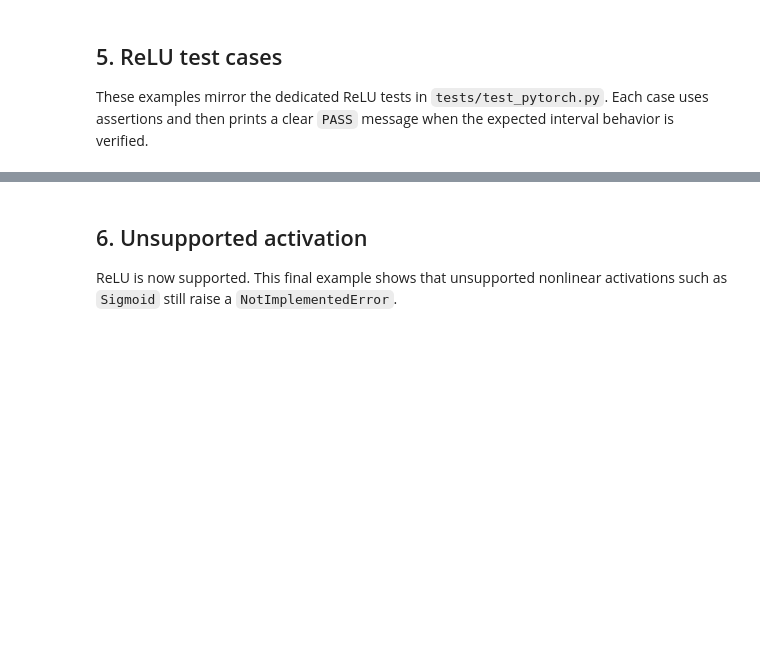
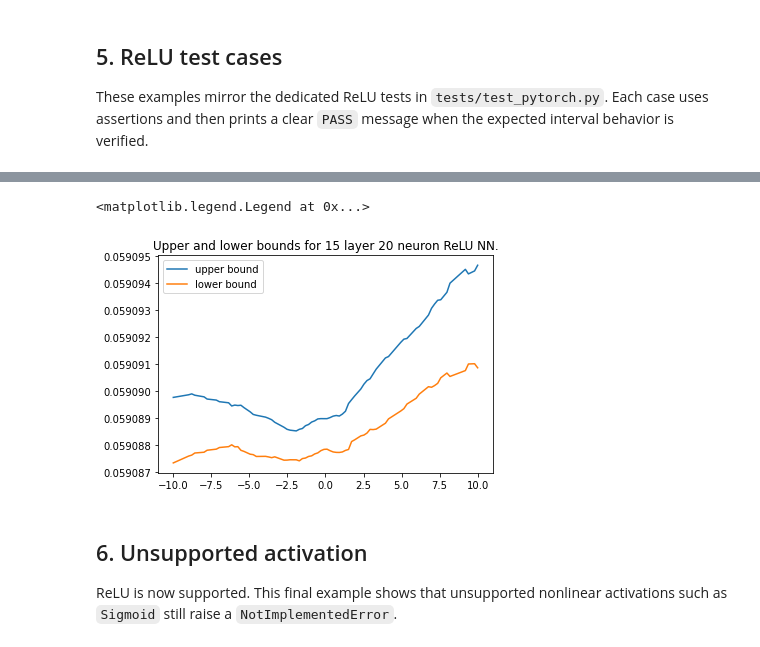
Before and after one commit to pcpet/intervalNets, a Jupyter notebook: notebooks/interval_linear_networks.ipynb, the cells around one changed output, grey strips where cells are left out. Cells and saved outputs as stored; diff of their text form; code cells hidden in the pictures; blank space fills up the shorter version.

Commit message:
plot upper and lower bounds

```diff
--- a/notebooks/interval_linear_networks.ipynb
+++ b/notebooks/interval_linear_networks.ipynb
@@ -142,3 +158,56 @@ print("All ReLU notebook tests passed.")
+# %%
+import matplotlib.pyplot as plt
+torch.manual_seed(1)
+
+random_model = nn.Sequential(
+    nn.Linear(1, 20),
+    nn.ReLU(),
+    nn.Linear(20, 20),
+    nn.ReLU(),
+    nn.Linear(20, 20),
+    nn.ReLU(),
+    nn.Linear(20, 20),
+    nn.ReLU(),
+    nn.Linear(20, 20),
+    nn.ReLU(),
+    nn.Linear(20, 20),
+    nn.ReLU(),
+    nn.Linear(20, 20),
+    nn.ReLU(),
+    nn.Linear(20, 20),
+    nn.ReLU(),
+    nn.Linear(20, 20),
+    nn.ReLU(),
+    nn.Linear(20, 20),
+    nn.ReLU(),
+    nn.Linear(20, 20),
+    nn.ReLU(),
+    nn.Linear(20, 20),
+    nn.ReLU(),
+    nn.Linear(20, 20),
+    nn.ReLU(),
+    nn.Linear(20, 20),
+    nn.ReLU(),
+    nn.Linear(20, 1),
+)
+
+x_all = np.linspace(-10,10, 100)
+out_low = []
+out_up = []
+
+for k in range(len(x_all)):
+    random_interval = IntervalTensor.from_bounds([x_all[k]], [x_all[k]])
+    random_output = random_model.eval(random_interval)
+    out_low.append(random_output.lower[0])
+    out_up.append(random_output.upper[0])
+
+plt.plot(x_all, np.array(out_up), label = "upper bound")
+plt.plot(x_all, np.array(out_low), label = "lower bound")
+plt.title("Upper and lower bounds for 15 layer 20 neuron ReLU NN.")
+plt.legend()
+# %% [output]
+<matplotlib.legend.Legend at 0x...>
+[figure, added]
 # %% [markdown]
 ## 6. Unsupported activation
 
```
Also changed, not shown: parts of 6 cells of this notebook.
